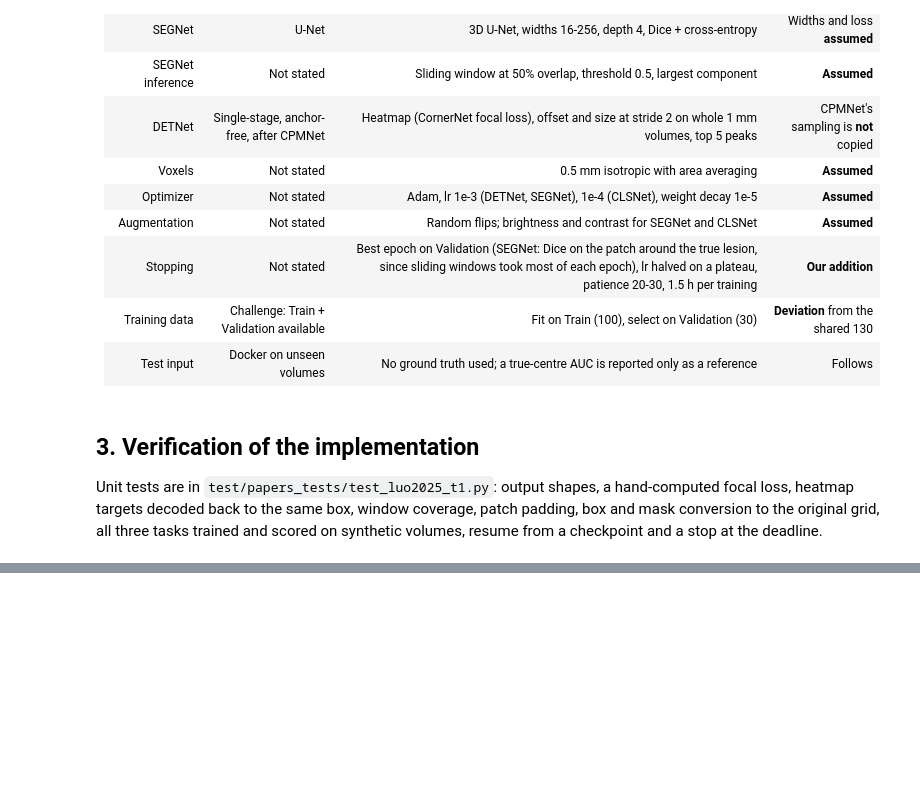
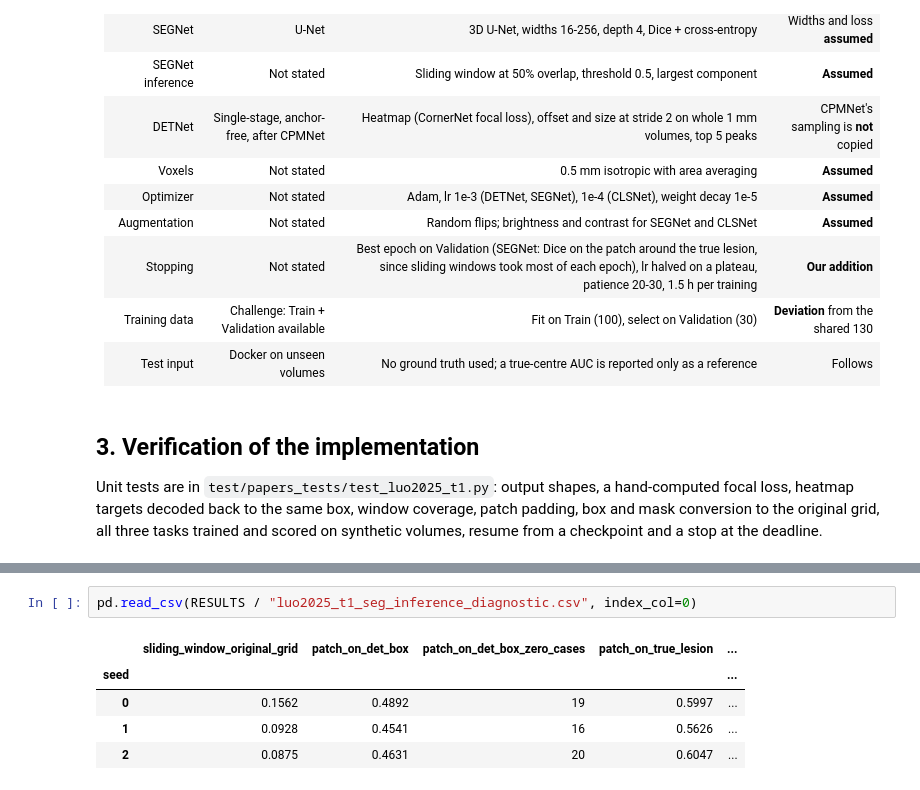
Before and after one commit to mralinp/abus-classification, a Jupyter notebook: notebooks/7-luo2025-t1.ipynb, the cells around one changed output, grey strips where cells are left out. Drawn from its saved outputs; the diff is of its cells as text; blank space fills up the shorter version.

Commit message:
docs: store the T1 Kaggle results, which do not reproduce the challenge paper, with the segmentation diagnosis

```diff
--- a/notebooks/7-luo2025-t1.ipynb
+++ b/notebooks/7-luo2025-t1.ipynb
@@ -98,0 +135,8 @@ else:
+# %%
+pd.read_csv(RESULTS / "luo2025_t1_seg_inference_diagnostic.csv", index_col=0)
+# %% [output]
+|  | sliding_window_original_grid | patch_on_det_box | patch_on_det_box_zero_cases | patch_on_true_lesion | ... |
+| seed |  |  |  |  | ... |
+| 0 | 0.1562 | 0.4892 | 19 | 0.5997 | ... |
+| 1 | 0.0928 | 0.4541 | 16 | 0.5626 | ... |
+| 2 | 0.0875 | 0.4631 | 20 | 0.6047 | ... |
```
Also changed, not shown: parts of 7 cells of this notebook, 28 other files.
